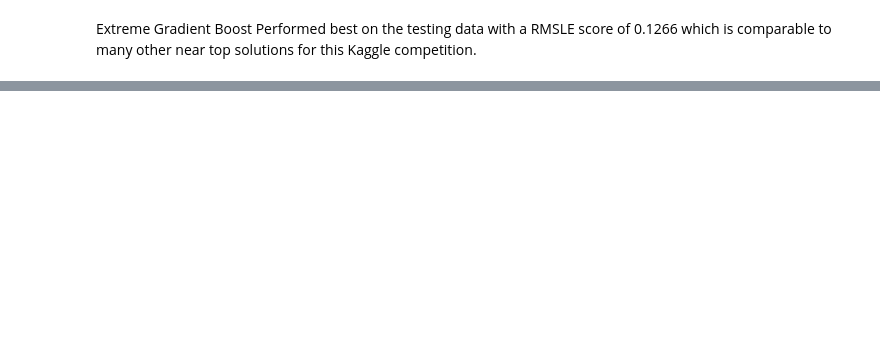
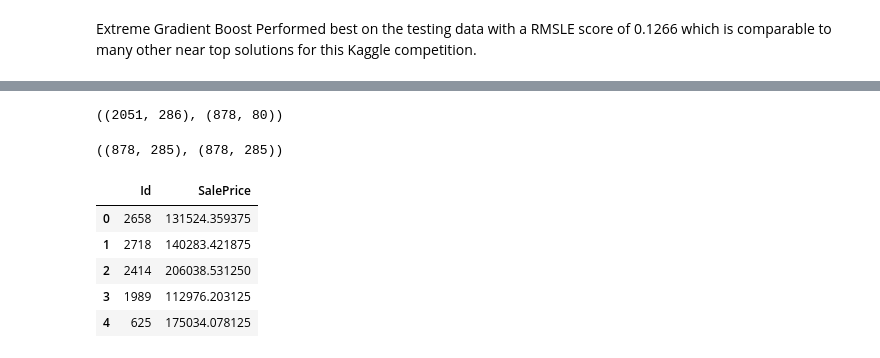
Before and after one commit to seanhulseman/Ames-Housing-Price-Prediction, a Jupyter notebook: code/ames_housing_project.ipynb, the cells around one changed output, grey strips where cells are left out. Cells and saved outputs as stored; diff of their text form; code cells hidden in the pictures; blank space fills up the shorter version.

```diff
--- a/code/ames_housing_project.ipynb
+++ b/code/ames_housing_project.ipynb
@@ -446,17 +445,17 @@ param_grid = {
     'n_estimators': [100, 200, 300],
     'max_depth': [None, 5, 10],
     'min_samples_split': [2, 5, 10],
-    'min_samples_leaf': [1, 2, 4]
+    'min_samples_leaf': [2]
 }
 
 # Create an Extra Trees Regressor object
 et = ExtraTreesRegressor()
 
 # Create a GridSearchCV object
-grid_search = GridSearchCV(estimator=et, param_grid=param_grid, cv=5, scoring='neg_mean_squared_log_error')
+grid_search = GridSearchCV(estimator=et, param_grid=param_grid, n_jobs=4, cv=5, scoring='neg_mean_squared_log_error')
 
 # Fit the GridSearchCV object to the training data
-grid_search.fit(X_train_multiplied, y_train)
+grid_search.fit(X_train, y_train)
 
 # Get the best parameters
 best_params = grid_search.best_params_
@@ -465,13 +464,13 @@ best_params = grid_search.best_params_
 best_et = ExtraTreesRegressor(**best_params)
 
 # Fit the model to the training data
-best_et.fit(X_train_multiplied, y_train)
+best_et.fit(X_train, y_train)
 
 # Predict on the training data
-y_train_pred = best_et.predict(X_train_multiplied)
+y_train_pred = best_et.predict(X_train)
 
 # Predict on the test data
-y_test_pred = best_et.predict(X_test_multiplied)
+y_test_pred = best_et.predict(X_test)
 
 # Calculate the training RMSLE
 train_rmsle = np.sqrt(mean_squared_log_error(y_train, y_train_pred))
@@ -520,0 +504,27 @@ Index(['pid', 'ms_subclass', 'ms_zoning', 'lot_frontage', 'lot_area', 'street',
+# %%
+
+X.shape, test.shape
+# %% [output]
+((2051, 286), (878, 80))
+# %%
+df4_test = clean_data(test)
+test_resized = test_col_matcher(X_train,df4_test) # only used on the unseen test data to match the columns
+# %%
+df4_test.shape, test_resized.shape
+# %% [output]
+((878, 285), (878, 285))
+# %%
+# Predict on the test data
+y_pred = best_xgb_model.predict(test_resized)
+# %%
+# Create a dataframe with two columns: Id and SalePrice
+submission = pd.DataFrame({'Id': test['id'], 'SalePrice': y_pred})
+# %%
+submission.head()
+# %% [output]
+|  | Id | SalePrice |
+| 0 | 2658 | 131524.359375 |
+| 1 | 2718 | 140283.421875 |
+| 2 | 2414 | 206038.531250 |
+| 3 | 1989 | 112976.203125 |
+| 4 | 625 | 175034.078125 |
```
Also changed, not shown: parts of 42 cells of this notebook, 19 other files.
